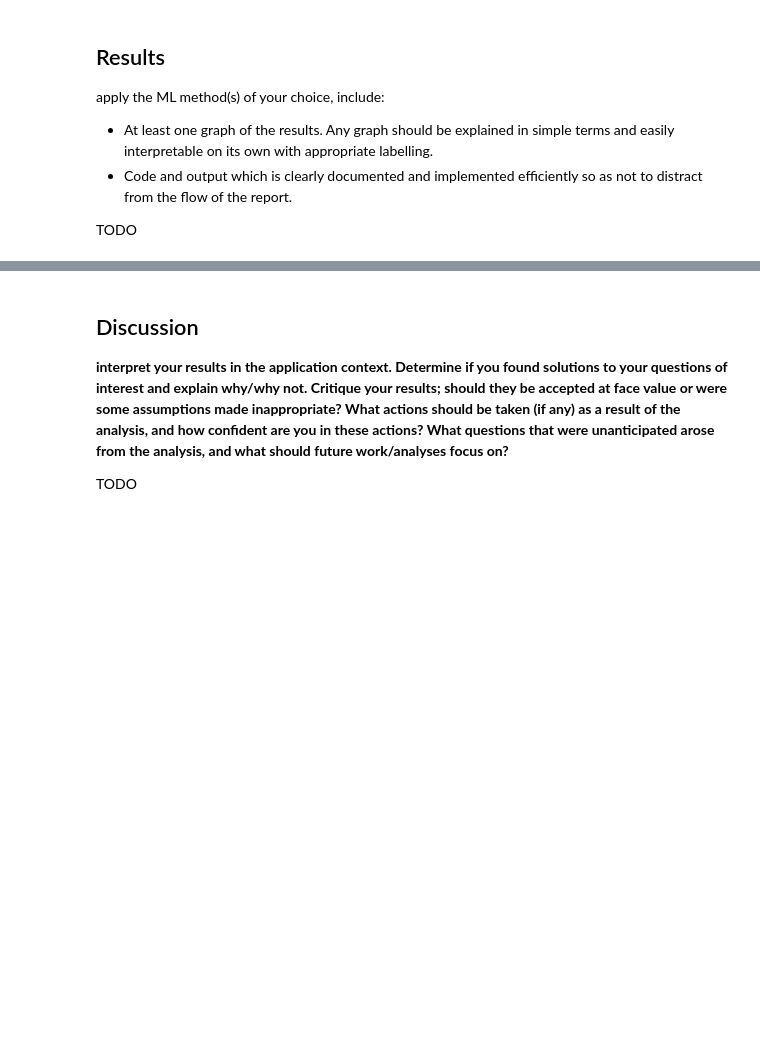
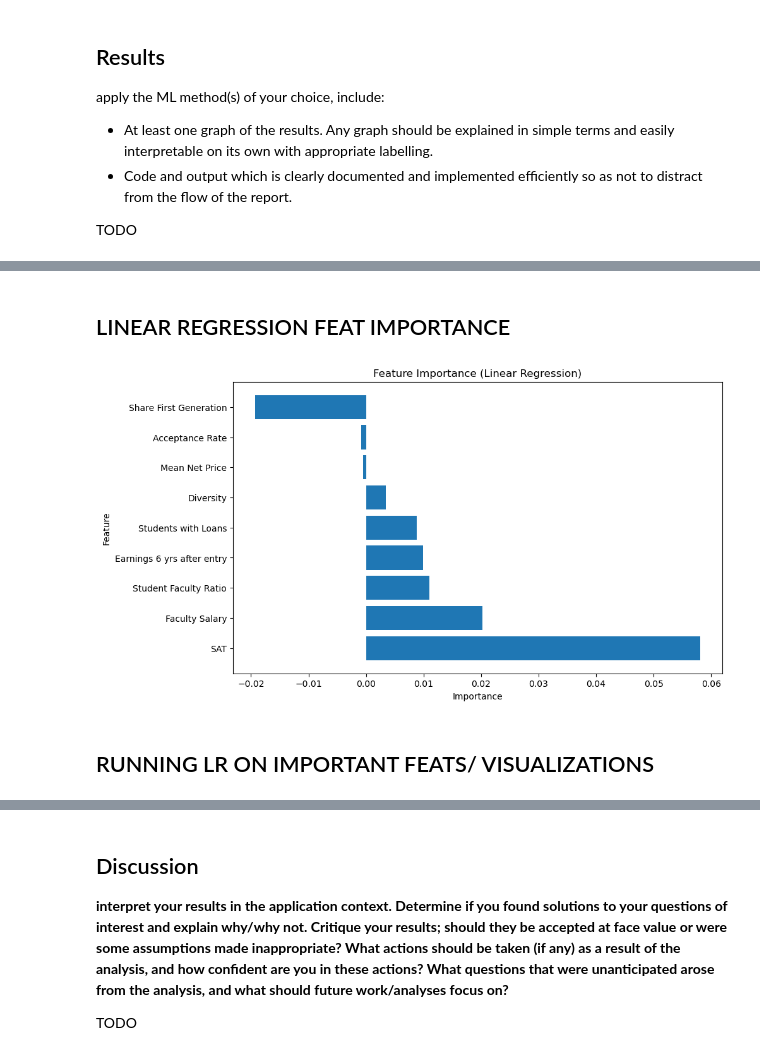
Before and after one commit to sahana-dhar/Understanding-Student-Retention-in-Higher-Education-, a Jupyter notebook: ds3000_final_report.ipynb, the cells around one changed output, grey strips where cells are left out. Saved outputs shown, nothing was run; the diff lists cells and outputs as text; code cells hidden in the pictures; blank space fills up the shorter version.

```diff
--- a/ds3000_final_report.ipynb
+++ b/ds3000_final_report.ipynb
@@ -86,0 +362,35 @@ TODO
+# %% [markdown]
+## LINEAR REGRESSION FEAT IMPORTANCE
+# %%
+# extracting features and target variable
+X = df_standardized
+y = df_college['Retention Rate'].to_numpy()
+# splitting the data into training and testing sets
+X_train, X_test, y_train, y_test = train_test_split(X, y, test_size=0.2, random_state=42)
+
+# creating a linear regression model
+lr_model = LinearRegression()
+
+# fitting the model on training data
+lr_model.fit(X_train, y_train)
+
+# getting feature importances (coefficients)
+feature_importances = lr_model.coef_
+
+# creating a DataFrame to visualize feature importances
+feature_importance_df = pd.DataFrame({'Feature': X.columns, 'Importance': feature_importances})
+
+# sorting the DataFrame by importance in descending order
+feature_importance_df = feature_importance_df.sort_values(by='Importance', ascending=False)
+
+# plotting the feature importances
+plt.figure(figsize=(10, 6))
+plt.barh(feature_importance_df['Feature'], feature_importance_df['Importance'])
+plt.xlabel('Importance')
+plt.ylabel('Feature')
+plt.title('Feature Importance (Linear Regression)')
+plt.show()
+# %% [output]
+[figure, added]
+# %% [markdown]
+## RUNNING LR ON IMPORTANT FEATS/ VISUALIZATIONS
```
Also changed, not shown: parts of 12 cells of this notebook.
